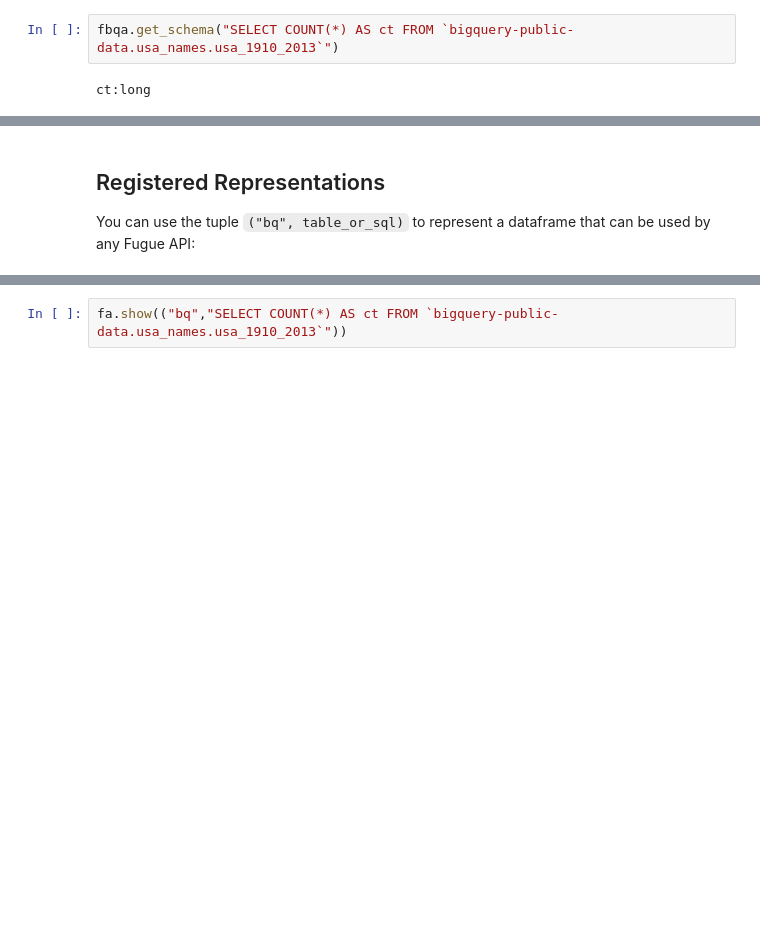
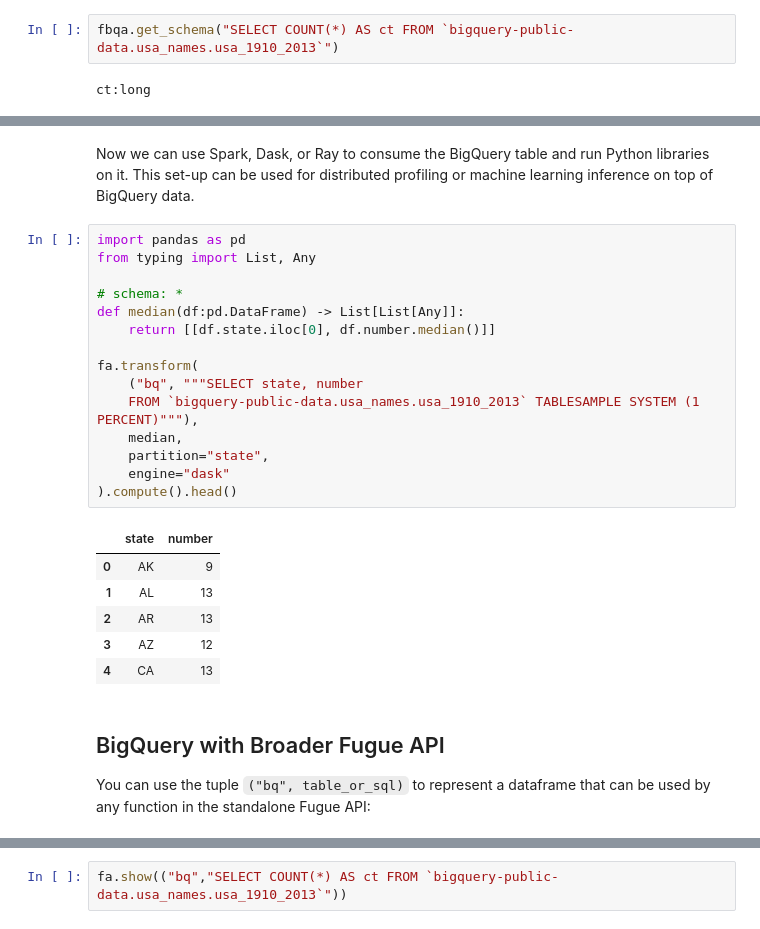
Before and after one commit to fugue-project/tutorials, a Jupyter notebook: tutorials/integrations/warehouses/bigquery.ipynb, the cells around one changed output, grey strips where cells are left out. Saved outputs shown, nothing was run; the diff lists cells and outputs as text; blank space fills up the shorter version.

```diff
--- a/tutorials/integrations/warehouses/bigquery.ipynb
+++ b/tutorials/integrations/warehouses/bigquery.ipynb
@@ -315,7 +303,31 @@ WHERE state='CA'
+# %% [markdown]
+Now we can use Spark, Dask, or Ray to consume the BigQuery table and run Python libraries on it. This set-up can be used for distributed profiling or machine learning inference on top of BigQuery data.
+# %%
+import pandas as pd
+from typing import List, Any
+
+# schema: *
+def median(df:pd.DataFrame) -> List[List[Any]]:
+    return [[df.state.iloc[0], df.number.median()]]
+
+fa.transform(
+    ("bq", """SELECT state, number
+    FROM `bigquery-public-data.usa_names.usa_1910_2013` TABLESAMPLE SYSTEM (1 PERCENT)"""),
+    median,
+    partition="state",
+    engine="dask"
+).compute().head()
+# %% [output]
+|  | state | number |
+| 0 | AK | 9 |
+| 1 | AL | 13 |
+| 2 | AR | 13 |
+| 3 | AZ | 12 |
+| 4 | CA | 13 |
 # %% [markdown]
-## Registered Representations
+## BigQuery with Broader Fugue API
 
-You can use the tuple `("bq", table_or_sql)` to represent a dataframe that can be used by any Fugue API:
+You can use the tuple `("bq", table_or_sql)` to represent a dataframe that can be used by any function in the standalone Fugue API:
 # %%
 import fugue.api as fa
 
```
Also changed, not shown: parts of 17 cells of this notebook, 1 other file.
